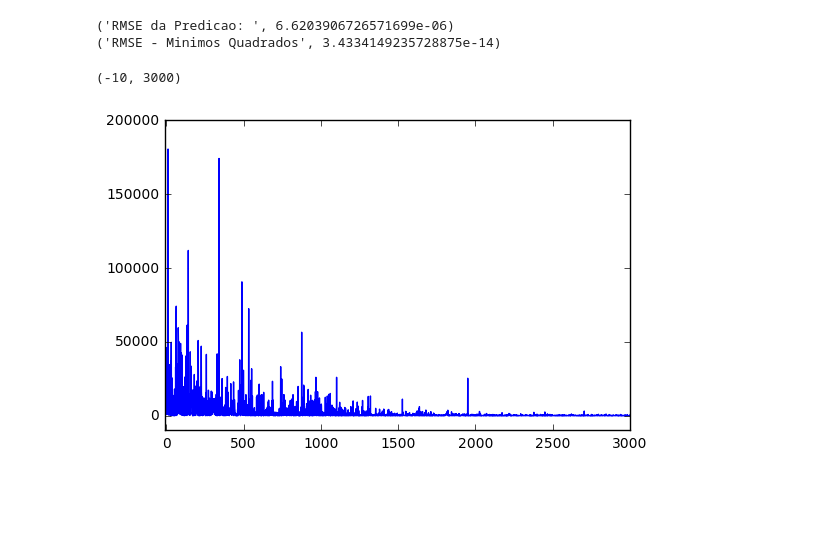
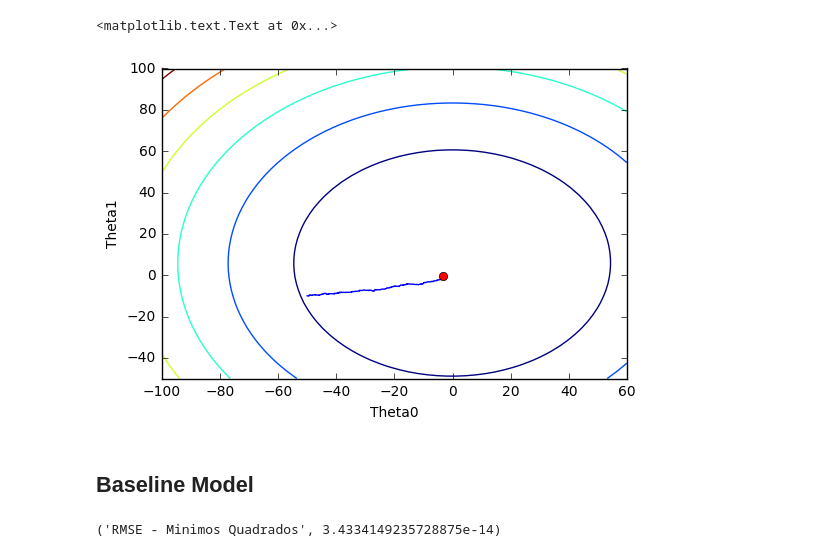
Before and after one commit to InsightLab/data-science-cookbook, a Jupyter notebook: 2017/06-linear-regression/resp_multivar_isac_lira.ipynb, the cells around one changed output. Drawn from its saved outputs; the diff is of its cells as text; code cells hidden in the pictures; blank space fills up the shorter version.

Commit message:
Add files via upload
Trabalho de regressão linear multivariada

```diff
--- a/2017/06-linear-regression/resp_multivar_isac_lira.ipynb
+++ b/2017/06-linear-regression/resp_multivar_isac_lira.ipynb
@@ -49,12 +91,34 @@ def predict(testSet,coeff):
+# %%
+# Contour Function
+X = train.iloc[:,(0,1)].values
+y = train.iloc[:,-1].values
+
+theta0 = np.linspace(-50,100,50)
+theta1 = np.linspace(-100,60,50)
+J = np.zeros((50,50))
+
+for i in np.arange(len(theta0)):
+    for j in range(len(theta0)):
+        theta = np.array(list([theta0[i],theta1[j]]))
+        J[i,j] = sum((X.dot(theta)-y)**2)/(2*len(y))
+
+train2 = train.iloc[:,(1,2,-1)]
+coeff,cost,cos = coefficients(0.001,train2,epochs=1)
+coefs = np.array(cos)
+plt.contour(theta1,theta0,J)
+plt.ylim(-50,100)
+plt.xlim(-100,60)
+plt.plot(coefs[:,0],coefs[:,1])
+plt.plot(coeff[0],coeff[1],'ro')
+plt.xlabel('Theta0')
+plt.ylabel('Theta1')
+# %% [output]
+<matplotlib.text.Text at 0x...>
+[figure, added]
+# %% [markdown]
+## Baseline Model
 # %%
-# Multivariate Linear Regression
-epochs = 100
-coeff,costFunc,coefs = coefficients(0.001,train,epochs)
-RMSE = predict(test,coeff)
-print("RMSE da Predicao: ",RMSE)
-
-
-# Normal Equation
+# Ordinary Least Square
 XTrain = train.values[:,0:-1]
 yTrain = train.values[:,-1]
 yTest = test.values[:,-1]
@@ -63,13 +127,4 @@ coeff = np.linalg.pinv(XTrain).dot(yTrain)
 RMSE = predict(test,coeff)
 print("RMSE - Minimos Quadrados", RMSE)
 # %% [output]
-('RMSE da Predicao: ', 6.6203906726571699e-06)
 ('RMSE - Minimos Quadrados', 3.4334149235728875e-14)
-# %%
-# Cost function
-plt.plot((costFunc))
-plt.ylim([-10000, 200000])
-plt.xlim([-10, 3000])
-# %% [output]
-(-10, 3000)
-[figure, removed]
```
Also changed, not shown: parts of 6 cells of this notebook.
